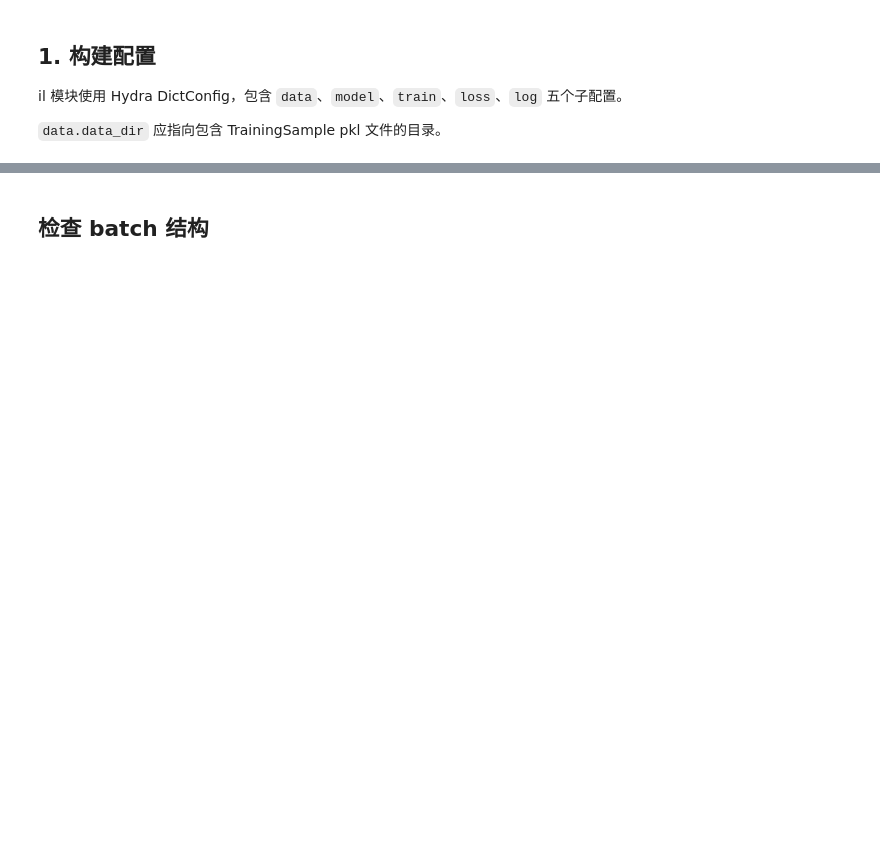
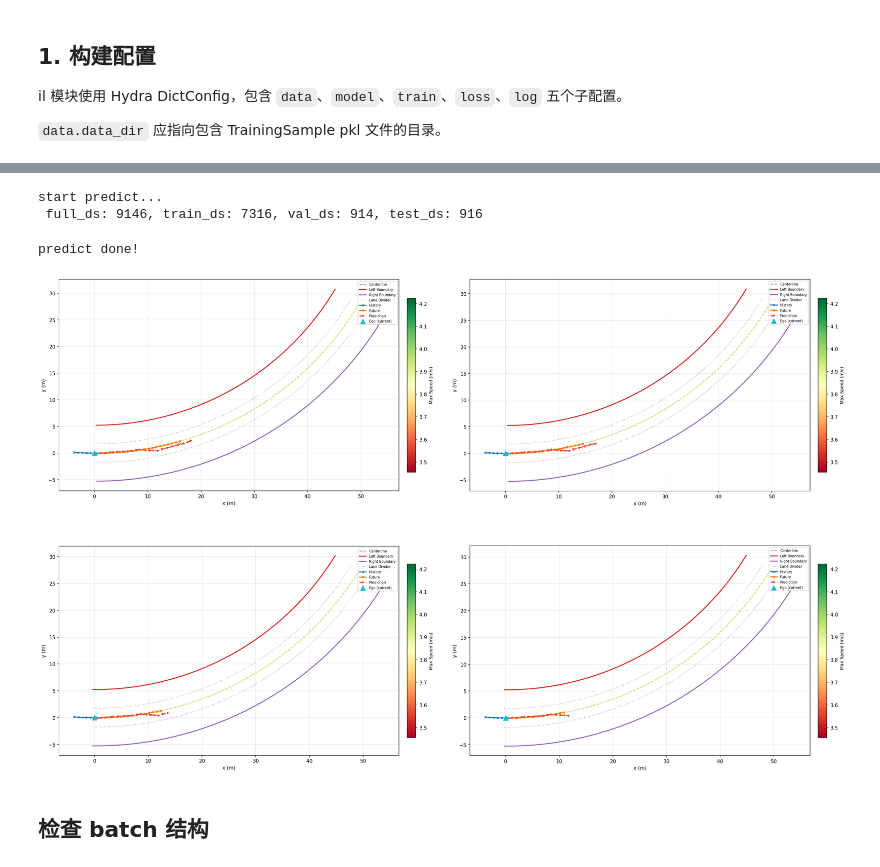
Before and after one commit to steven-yl/TrajToy, a Jupyter notebook: example/il_mlp_train_toturial.ipynb, the cells around one changed output, grey strips where cells are left out. Drawn from its saved outputs; the diff is of its cells as text; code cells hidden in the pictures; blank space fills up the shorter version.

```diff
--- a/example/il_mlp_train_toturial.ipynb
+++ b/example/il_mlp_train_toturial.ipynb
@@ -51,6 +54,7 @@ with initialize_config_dir(version_base=None, config_dir=str(conf_dir)):
     il_cfg = compose(
         config_name="config",
         overrides=[
+            "training@_global_=train_mlp_traj",
             "hydra.job.num=0",
         ],
         return_hydra_config=True,
@@ -59,4 +63,4 @@ with initialize_config_dir(version_base=None, config_dir=str(conf_dir)):
 HydraConfig.instance().set_config(il_cfg)
 
 print(il_cfg)
-# print(OmegaConf.to_yaml(il_cfg, resolve=False))
+print(OmegaConf.to_yaml(il_cfg, resolve=False))
@@ -64,17 +86,23 @@ print(il_cfg)
 
 # run_validate(il_cfg)
 # run_test(il_cfg)
+
+
 result = run_predict(il_cfg)
+# %% [output]
+start predict...
+ full_ds: 9146, train_ds: 7316, val_ds: 914, test_ds: 916
+predict done!
 # %%
 # result[0]["batch"]["future"].shape
 
 batch = result[0]["batch"]
 batch["pred_future"]=result[0]["pred_future"]
 samples = TrajectoryDatasetVisualizer.batch_to_samples(batch)
 # samples
-TrajectoryDatasetVisualizer.plot(samples[20])
-
-# batch
+TrajectoryDatasetVisualizer.plot(samples[:4])
+# %% [output]
+[figure, added]
 # %% [markdown]
 ## 检查 batch 结构
 # %%
```
Also changed, not shown: parts of 2 cells of this notebook, 21 other files.
